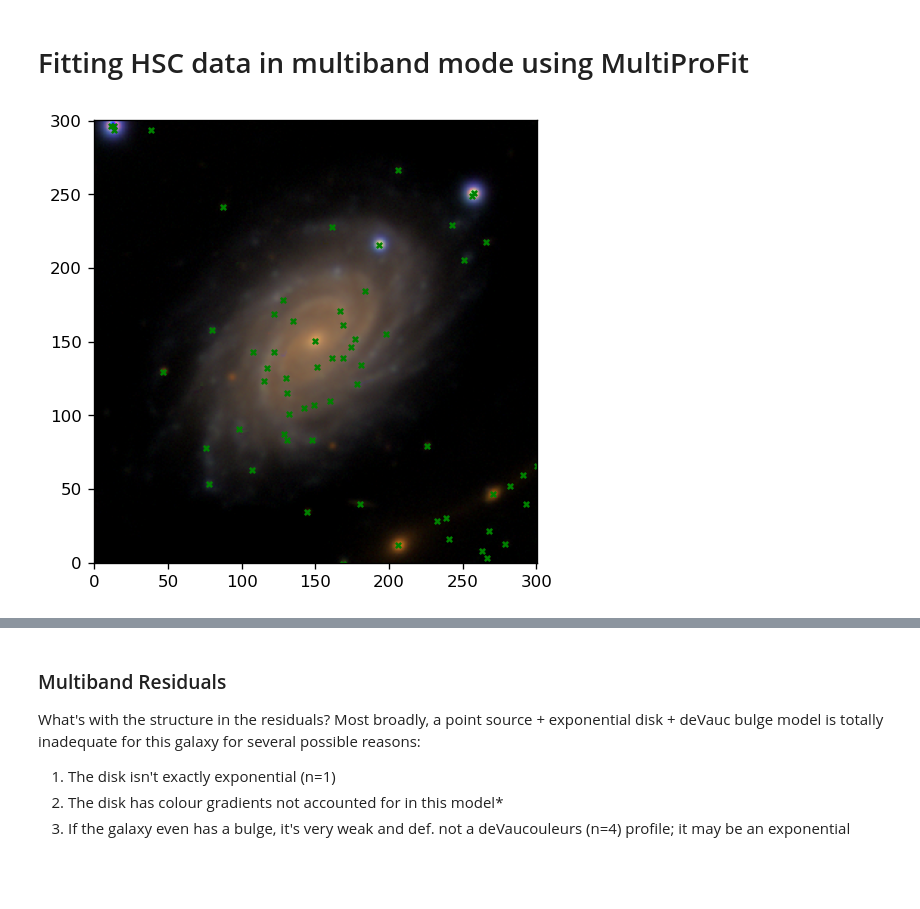
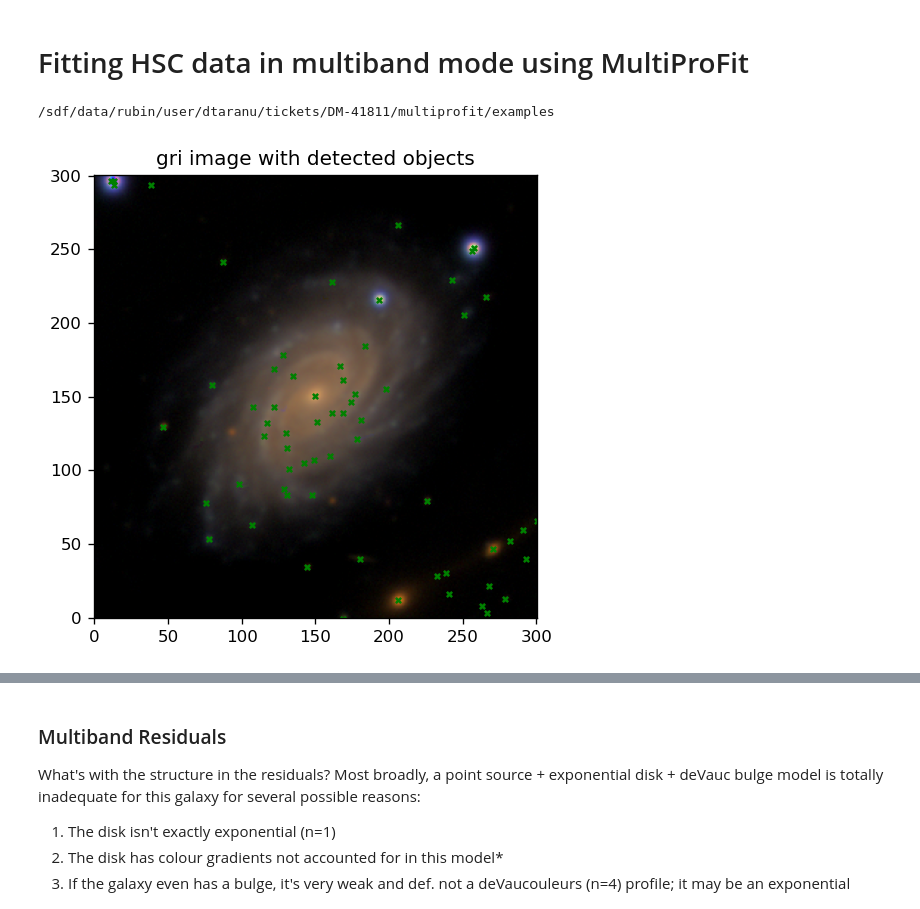
Before and after one commit to lsst-dm/multiprofit, a Jupyter notebook: examples/fithsc.ipynb, the cells around one changed output, grey strips where cells are left out. Cells and saved outputs as stored; diff of their text form; code cells hidden in the pictures; blank space fills up the shorter version.

```diff
--- a/examples/fithsc.ipynb
+++ b/examples/fithsc.ipynb
@@ -1,5 +1,10 @@
 # %% [markdown]
 # Fitting HSC data in multiband mode using MultiProFit
+# %%
+import os
+print(os.getcwd())
+# %% [output]
+/sdf/data/rubin/user/dtaranu/tickets/DM-41811/multiprofit/examples
 # %%
 # Import required packages
 from astropy.io.ascii import Csv
@@ -85,11 +92,12 @@ cat['x'], cat['y'] = wcs.world_to_pixel(SkyCoord(cat['ra'], cat['dec'], unit='de
 # %%
 # Plot image
 img_rgb = apVis.make_lupton_rgb(*[img[1].data*bands[band] for band, img in images.items()])
 plt.scatter(cat['x'], cat['y'], s=10, c='g', marker='x')
 plt.imshow(img_rgb)
+plt.title("gri image with detected objects")
 plt.show()
 # %% [output]
-[figure, old version]
+[figure, new version]
 # %%
 # Generate a rough mask around other sources
 bright = (cat['i_cmodel_mag'] < 23) | (cat['i_psfflux_mag'] < 23)
```
Also changed, not shown: parts of 8 cells of this notebook, 2 other files.
